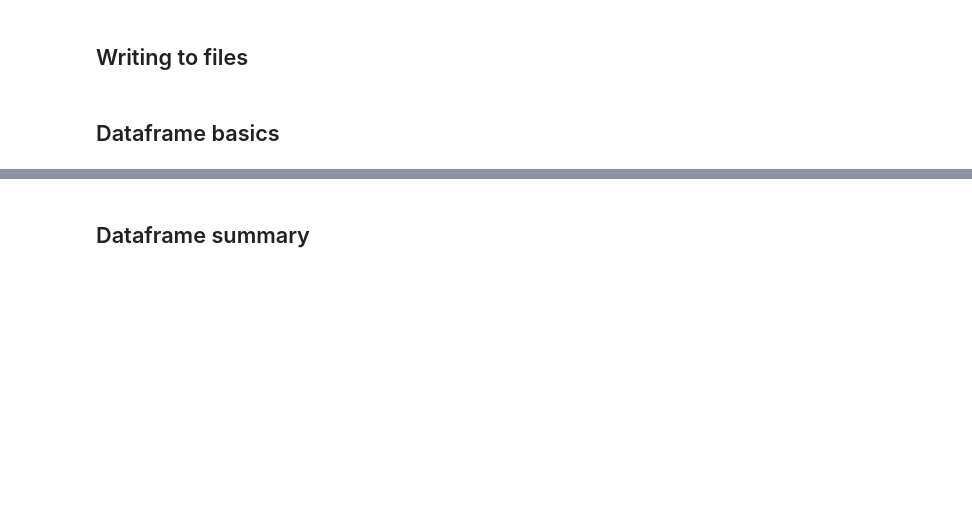
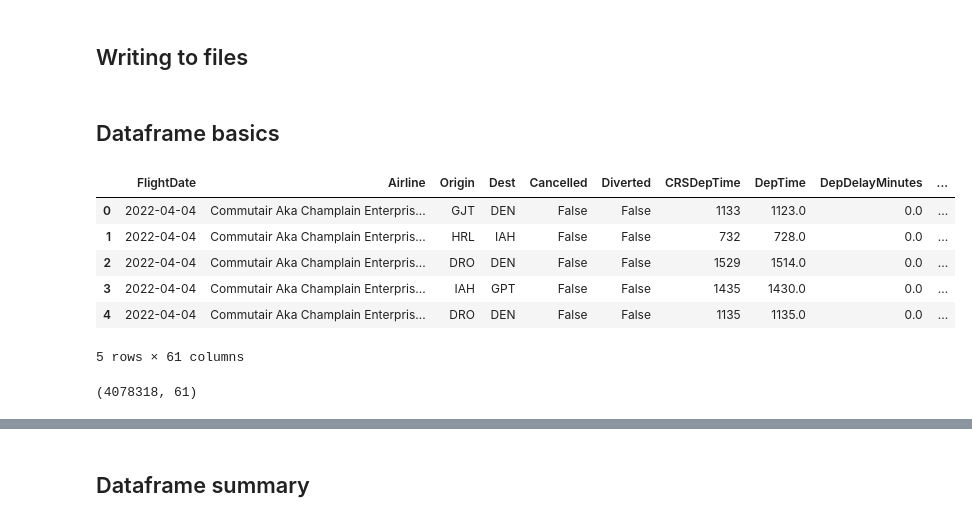
Before and after one commit to lislmaka/DS-ML, a Jupyter notebook: Pandas_2_0_1_Tutorial.ipynb, the cells around one changed output, grey strips where cells are left out. Saved outputs shown, nothing was run; the diff lists cells and outputs as text; code cells hidden in the pictures; blank space fills up the shorter version.

```diff
--- a/Pandas_2_0_1_Tutorial.ipynb
+++ b/Pandas_2_0_1_Tutorial.ipynb
@@ -23,6 +40,20 @@ df = pd.read_parquet("/kaggle/input/flight-delay-dataset-20182022/Combined_Fligh
 df.to_csv("/kaggle/working/Combined_Flights_2022.csv", index=False)
 # %% [markdown]
 ## Dataframe basics
+# %%
+df.head()
+# %% [output]
+|  | FlightDate | Airline | Origin | Dest | Cancelled | Diverted | CRSDepTime | DepTime | DepDelayMinutes | ... |
+| 0 | 2022-04-04 | Commutair Aka Champlain Enterpris... | GJT | DEN | False | False | 1133 | 1123.0 | 0.0 | ... |
+| 1 | 2022-04-04 | Commutair Aka Champlain Enterpris... | HRL | IAH | False | False | 732 | 728.0 | 0.0 | ... |
+| 2 | 2022-04-04 | Commutair Aka Champlain Enterpris... | DRO | DEN | False | False | 1529 | 1514.0 | 0.0 | ... |
+| 3 | 2022-04-04 | Commutair Aka Champlain Enterpris... | IAH | GPT | False | False | 1435 | 1430.0 | 0.0 | ... |
+| 4 | 2022-04-04 | Commutair Aka Champlain Enterpris... | DRO | DEN | False | False | 1135 | 1135.0 | 0.0 | ... |
+5 rows × 61 columns
+# %%
+df.shape
+# %% [output]
+(4078318, 61)
 # %%
 pd.set_option("display.max_columns", 500)
 # %%
```
Also changed, not shown: parts of 44 cells of this notebook.
